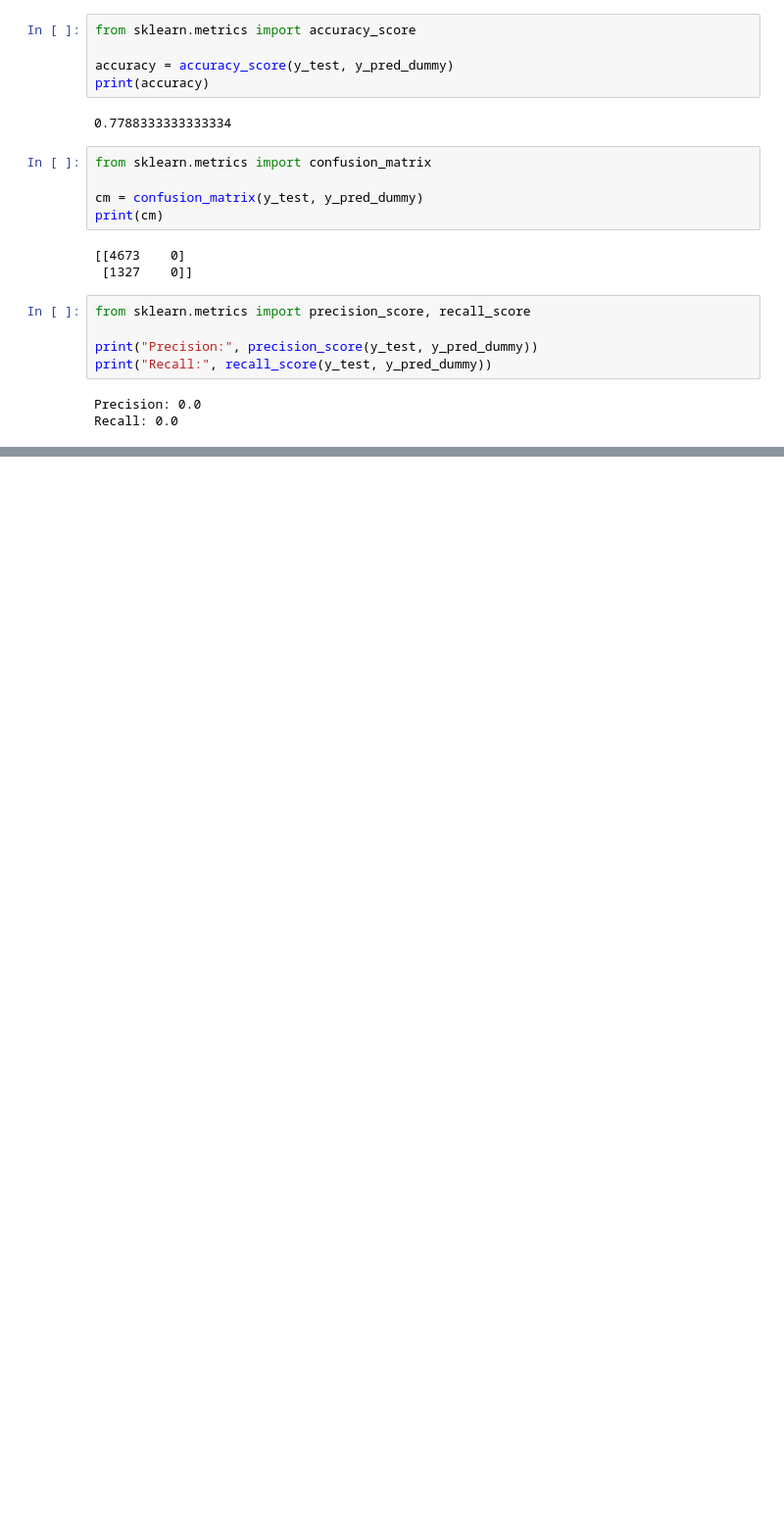
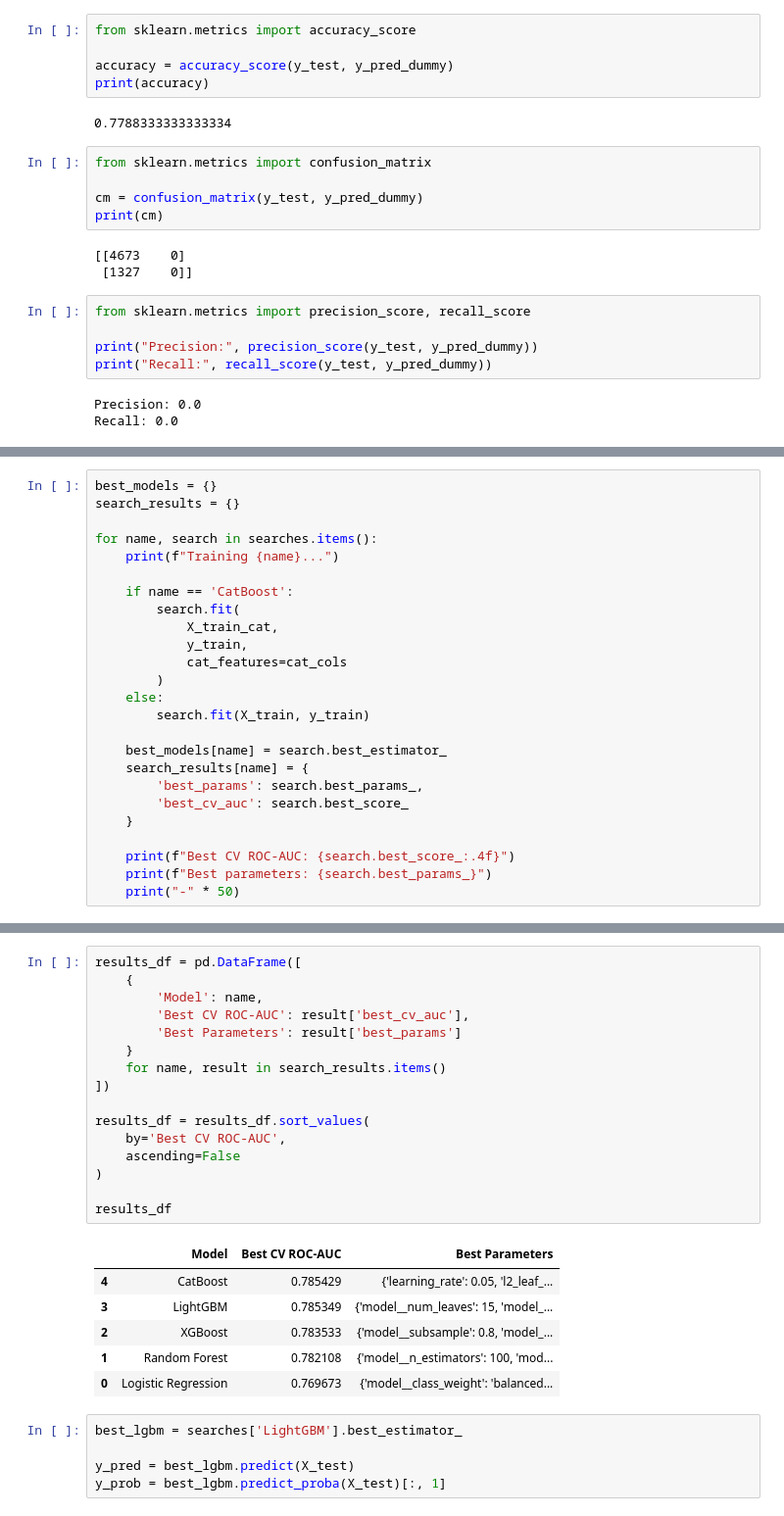
Before and after one commit to Luben69/Default-of-Credit-Card-Clients, a Jupyter notebook: credit_default_analysis.ipynb, the cells around one changed output, grey strips where cells are left out. Shown at 98% size. Drawn from its saved outputs; the diff is of its cells as text; blank space fills up the shorter version.

Commit message:
Added models, did final polishing, final push.

```diff
--- a/Untitled.ipynb
+++ b/credit_default_analysis.ipynb
@@ -831,0 +991,25 @@ Numerical columns: ['LIMIT_BAL', 'AGE', 'BILL_AMT1', 'BILL_AMT2', 'BILL_AMT3', '
+# %%
+best_models = {}
+search_results = {}
+
+for name, search in searches.items():
+    print(f"Training {name}...")
+
+    if name == 'CatBoost':
+        search.fit(
+            X_train_cat,
+            y_train,
+            cat_features=cat_cols
+        )
+    else:
+        search.fit(X_train, y_train)
+
+    best_models[name] = search.best_estimator_
+    search_results[name] = {
+        'best_params': search.best_params_,
+        'best_cv_auc': search.best_score_
+    }
+
+    print(f"Best CV ROC-AUC: {search.best_score_:.4f}")
+    print(f"Best parameters: {search.best_params_}")
+    print("-" * 50)
@@ -831,0 +1037,28 @@ Numerical columns: ['LIMIT_BAL', 'AGE', 'BILL_AMT1', 'BILL_AMT2', 'BILL_AMT3', '
+# %%
+results_df = pd.DataFrame([
+    {
+        'Model': name,
+        'Best CV ROC-AUC': result['best_cv_auc'],
+        'Best Parameters': result['best_params']
+    }
+    for name, result in search_results.items()
+])
+
+results_df = results_df.sort_values(
+    by='Best CV ROC-AUC',
+    ascending=False
+)
+
+results_df
+# %% [output]
+|  | Model | Best CV ROC-AUC | Best Parameters |
+| 4 | CatBoost | 0.785429 | {'learning_rate': 0.05, 'l2_leaf_... |
+| 3 | LightGBM | 0.785349 | {'model__num_leaves': 15, 'model_... |
+| 2 | XGBoost | 0.783533 | {'model__subsample': 0.8, 'model_... |
+| 1 | Random Forest | 0.782108 | {'model__n_estimators': 100, 'mod... |
+| 0 | Logistic Regression | 0.769673 | {'model__class_weight': 'balanced... |
+# %%
+best_lgbm = searches['LightGBM'].best_estimator_
+
+y_pred = best_lgbm.predict(X_test)
+y_prob = best_lgbm.predict_proba(X_test)[:, 1]
```
Also changed, not shown: parts of 22 cells of this notebook, 2 other files.
